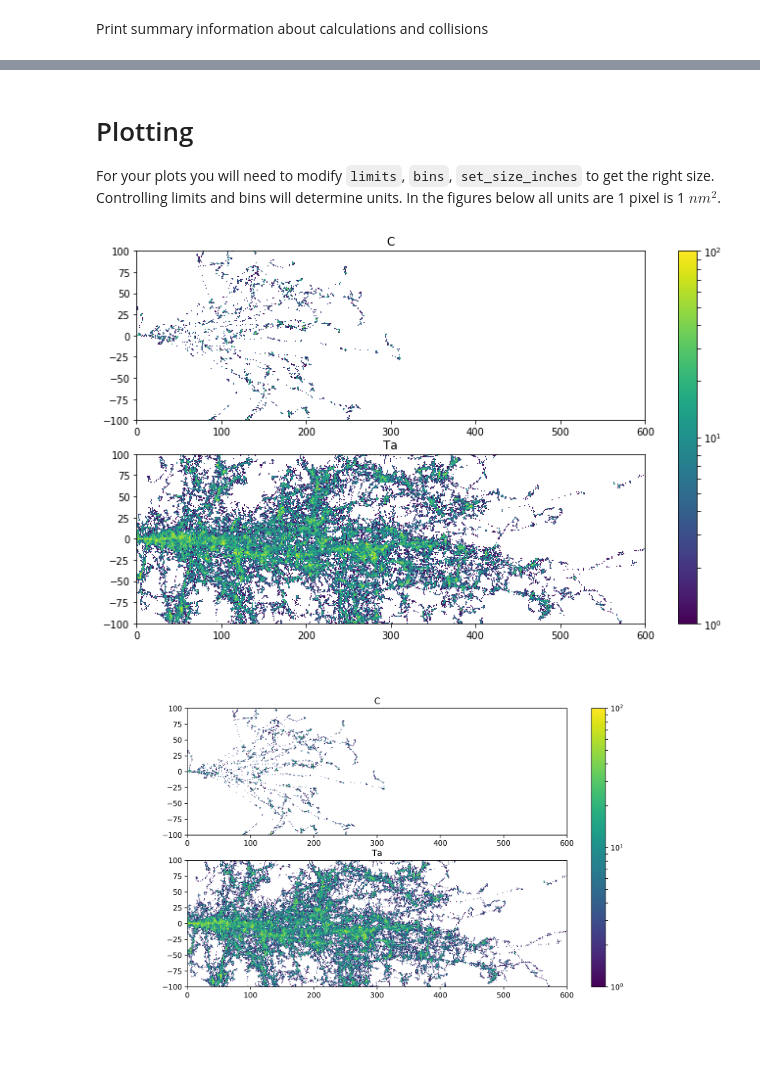
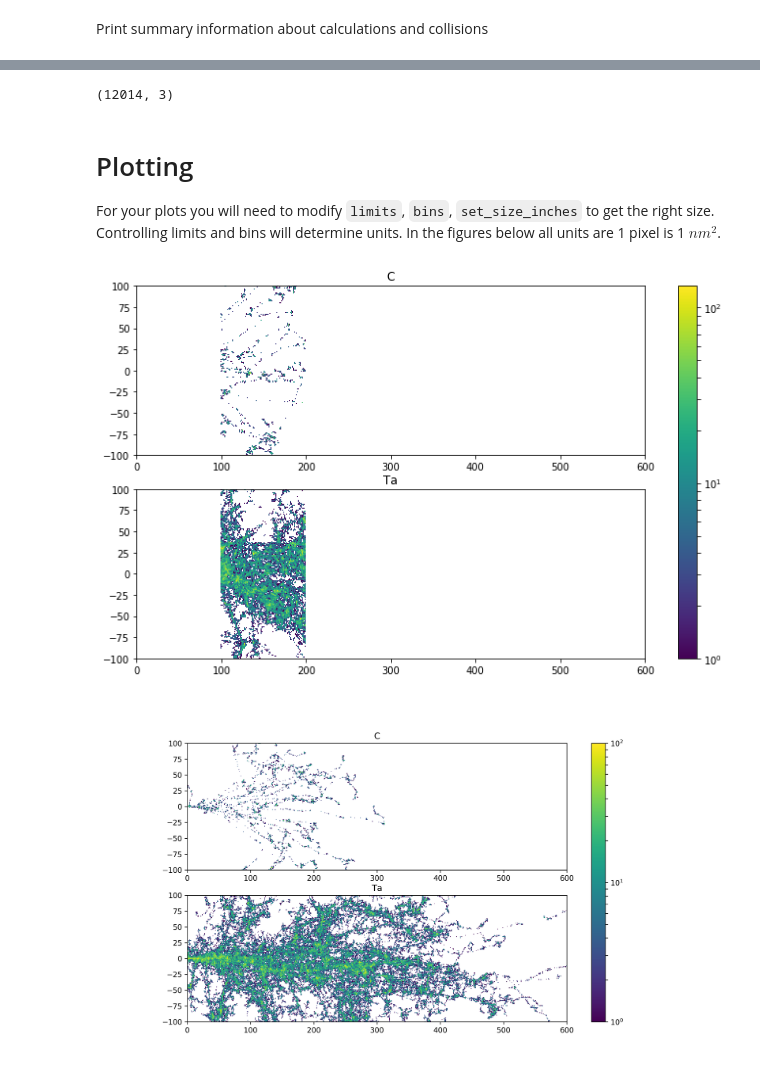
Before and after one commit to costrouc/pysrim, a Jupyter notebook: examples/notebooks/KTaO3.ipynb, the cells around one changed output, grey strips where cells are left out. Saved outputs shown, nothing was run; the diff lists cells and outputs as text; code cells hidden in the pictures.

```diff
--- a/examples/notebooks/KTaO3.ipynb
+++ b/examples/notebooks/KTaO3.ipynb
@@ -313,3 +347,7 @@ Symbol: Ta      Num Ions:      20       Collisions:  446575
+# %%
+a[ions_before_100_nm].shape
+# %% [output]
+(12014, 3)
 # %% [markdown]
 # Plotting
 
@@ -317,18 +355,19 @@ For your plots you will need to modify `limits`, `bins`, `set_size_inches` to ge
 # %%
 # Using Log color scale
 limits = [[0, 600], [-100, 100]]
 bins = (600, 200)
 
 fig, axes = plt.subplots(len(ions), 1)
 for ax, ion in zip(axes.flat, sorted(data, key=sort_by_mass)):
     norm = mpl.colors.LogNorm()
-    im = plot_heatmap(ax, data[ion]['collisions'], (0, 2), limits, norm, bins=bins)
+    condition = (data[ion]['collisions'][:, 0] > 100) & (data[ion]['collisions'][:, 0] < 200)
+    im = plot_heatmap(ax, data[ion]['collisions'][condition], (0, 2), limits, norm, bins=bins)
     ax.set_title(ion)
 fig.colorbar(im, ax=axes.ravel().tolist())
 fig.set_size_inches(len(ions)*6, 7)
 fig.savefig(os.path.join(IMAGE_DIRECTORY, 'kta03-length-heatmap-log.png'), transparent=False, dpi=300)
 # %% [output]
-[figure, old version]
+[figure, new version]
 # %%
 Image(filename=os.path.join(IMAGE_DIRECTORY, 'kta03-length-heatmap-log.png'))
 # %% [output]
```
Also changed, not shown: parts of 9 cells of this notebook, 5 other files.
